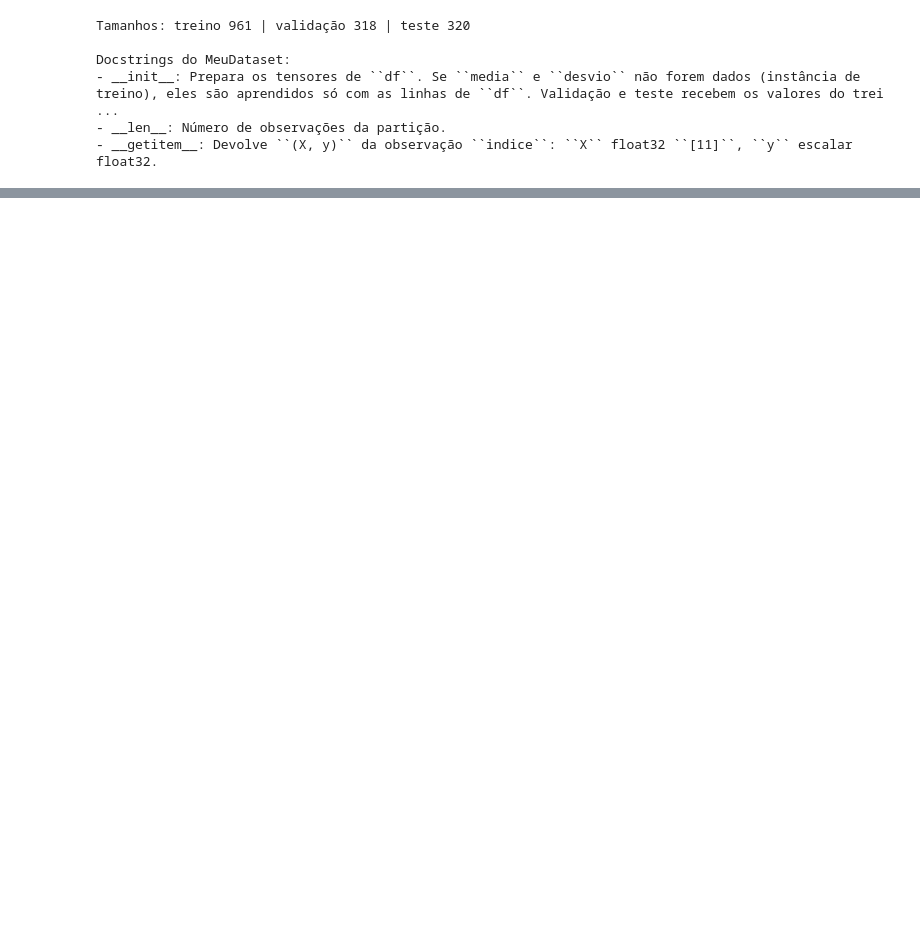
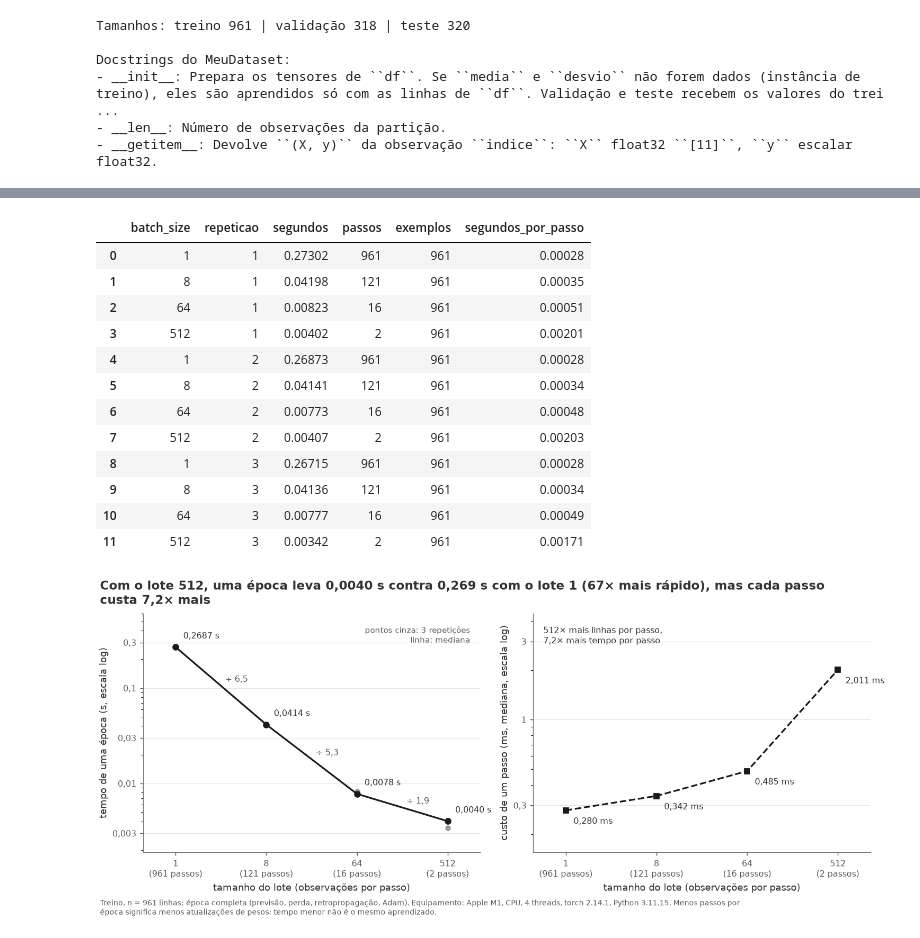
Before and after one commit to jhlr/wine, a Jupyter notebook: lab02.ipynb, the cells around one changed output, grey strips where cells are left out. Cells and saved outputs as stored; diff of their text form; code cells hidden in the pictures; blank space fills up the shorter version.

```diff
--- a/lab02.ipynb
+++ b/lab02.ipynb
@@ -776,0 +233,27 @@ Esta checagem não corrige a análise nem substitui o checklist do enunciado.
+# %%
+from lab02lib.timing import medir_tempos, resumir_tempos, descrever_hardware
+
+hardware = descrever_hardware()
+tempos = medir_tempos(ds_treino, [1, 8, 64, 512], repeticoes=3, semente=SEED, dispositivo=DISPOSITIVO)
+a3_resumo = resumir_tempos(tempos)
+pd.DataFrame(tempos).to_csv(RESULTADOS / 'a3_tempos.csv', index=False)
+a3_resumo.to_csv(RESULTADOS / 'a3_resumo.csv', index=False)
+(RESULTADOS / 'a3_hardware.json').write_text(json.dumps(hardware, indent=2, ensure_ascii=False), encoding='utf-8')
+display(pd.DataFrame(tempos).round(5))
+gf.publicar(gf.grafico_tempos(tempos, hardware),
+           RESULTADOS / 'a3_tempo_x_lote.png')
+# %% [output]
+|  | batch_size | repeticao | segundos | passos | exemplos | segundos_por_passo |
+| 0 | 1 | 1 | 0.27302 | 961 | 961 | 0.00028 |
+| 1 | 8 | 1 | 0.04198 | 121 | 961 | 0.00035 |
+| 2 | 64 | 1 | 0.00823 | 16 | 961 | 0.00051 |
+| 3 | 512 | 1 | 0.00402 | 2 | 961 | 0.00201 |
+| 4 | 1 | 2 | 0.26873 | 961 | 961 | 0.00028 |
+| 5 | 8 | 2 | 0.04141 | 121 | 961 | 0.00034 |
+| 6 | 64 | 2 | 0.00773 | 16 | 961 | 0.00048 |
+| 7 | 512 | 2 | 0.00407 | 2 | 961 | 0.00203 |
+| 8 | 1 | 3 | 0.26715 | 961 | 961 | 0.00028 |
+| 9 | 8 | 3 | 0.04136 | 121 | 961 | 0.00034 |
+| 10 | 64 | 3 | 0.00777 | 16 | 961 | 0.00049 |
+| 11 | 512 | 3 | 0.00342 | 2 | 961 | 0.00171 |
+[figure, added]
```
Also changed, not shown: parts of 90 cells of this notebook, 22 other files.
